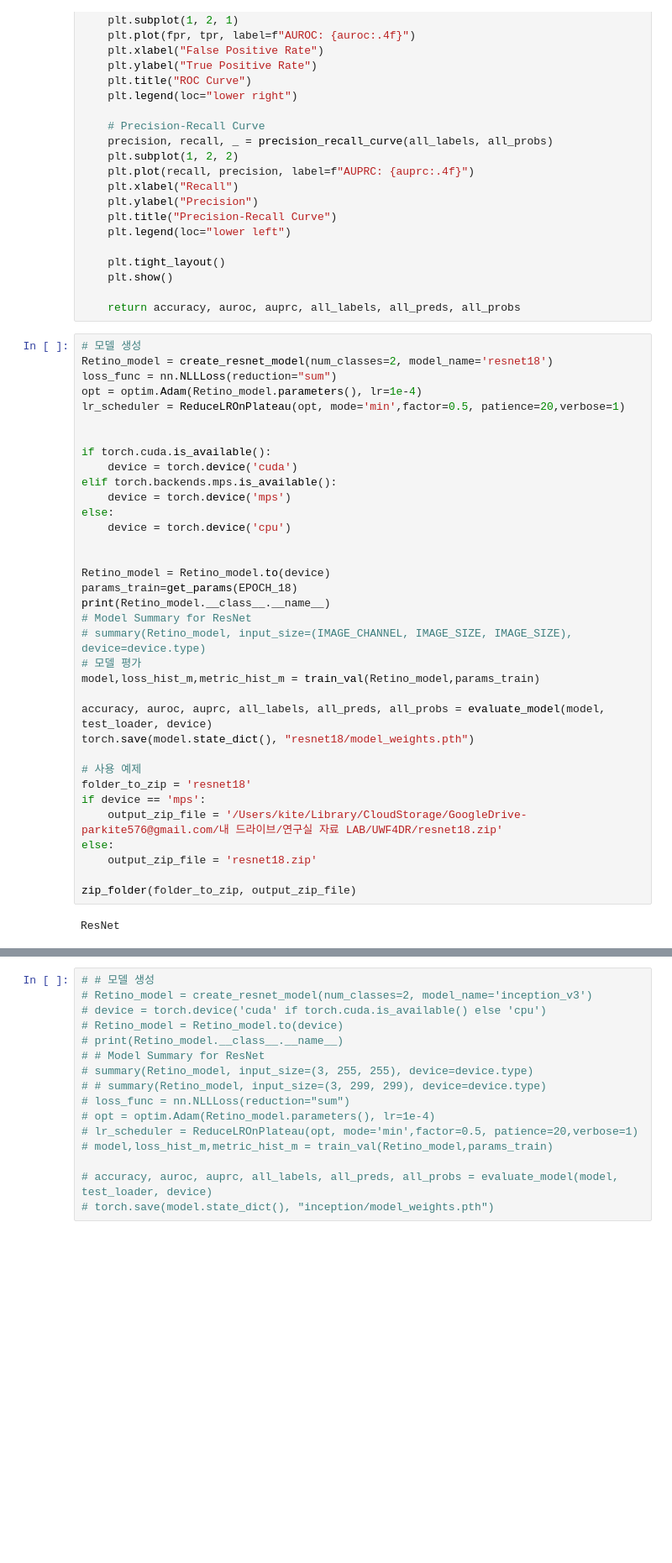
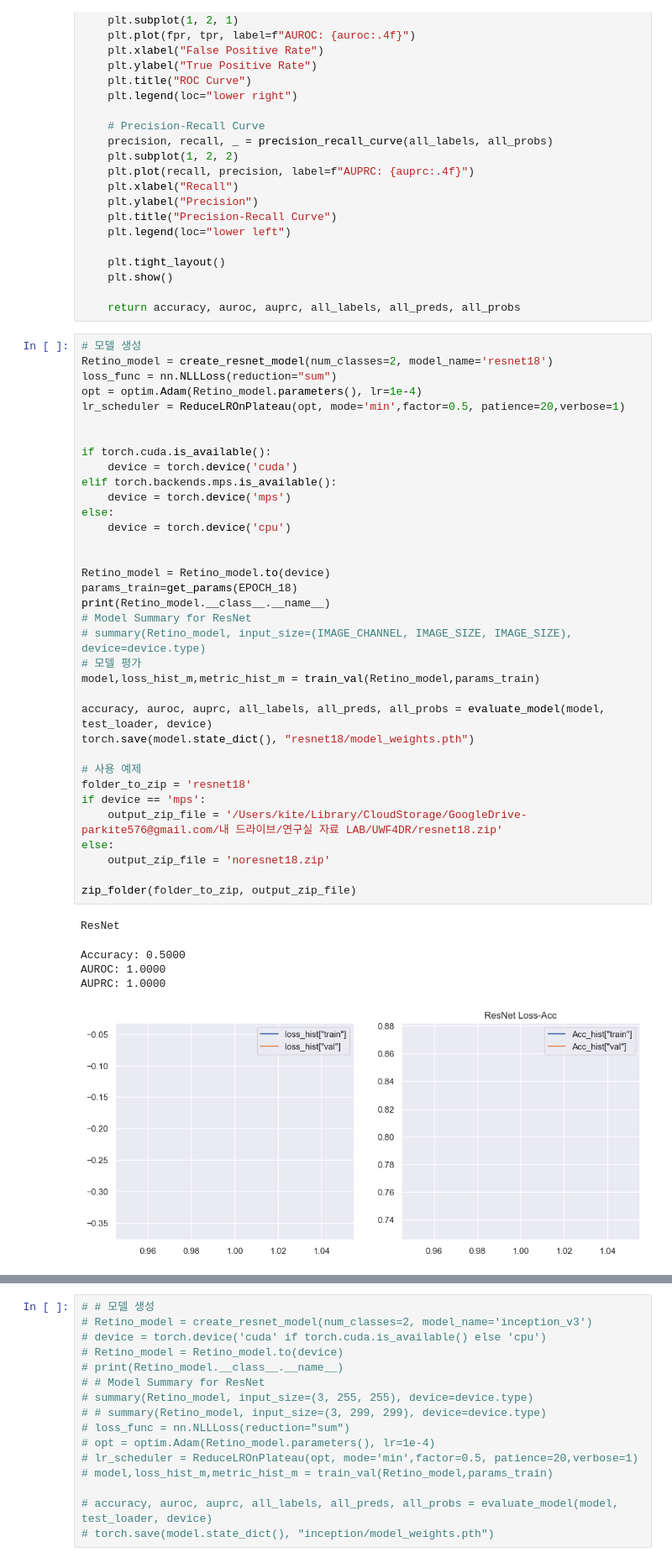
Before and after one commit to kitewatermelon/UWF4DR, a Jupyter notebook: combined.ipynb, the cells around one changed output, grey strips where cells are left out. Shown at 84% size. Cells and saved outputs as stored; diff of their text form; blank space fills up the shorter version.

```diff
--- a/combined.ipynb
+++ b/combined.ipynb
@@ -475,31 +473,35 @@ lr_scheduler = ReduceLROnPlateau(opt, mode='min',factor=0.5, patience=20,verbose
 
 
 if torch.cuda.is_available():
     device = torch.device('cuda')
 elif torch.backends.mps.is_available():
     device = torch.device('mps')
 else:
     device = torch.device('cpu')
 
 
 Retino_model = Retino_model.to(device)
 params_train=get_params(EPOCH_18)
 print(Retino_model.__class__.__name__)
 # Model Summary for ResNet
 # summary(Retino_model, input_size=(IMAGE_CHANNEL, IMAGE_SIZE, IMAGE_SIZE), device=device.type)
 # 모델 평가
 model,loss_hist_m,metric_hist_m = train_val(Retino_model,params_train)
 
 accuracy, auroc, auprc, all_labels, all_preds, all_probs = evaluate_model(model, test_loader, device)
 torch.save(model.state_dict(), "resnet18/model_weights.pth")
 
 # 사용 예제
 folder_to_zip = 'resnet18'
 if device == 'mps':
     output_zip_file = '/Users/kite/Library/CloudStorage/GoogleDrive-parkite576@gmail.com/내 드라이브/연구실 자료 LAB/UWF4DR/resnet18.zip'
 else:
-    output_zip_file = 'resnet18.zip'
+    output_zip_file = 'noresnet18.zip'
 
 zip_folder(folder_to_zip, output_zip_file)
 # %% [output]
 ResNet
+Accuracy: 0.5000
+AUROC: 1.0000
+AUPRC: 1.0000
+[figure, added]
```
Also changed, not shown: parts of 14 cells of this notebook, 3 other files.
